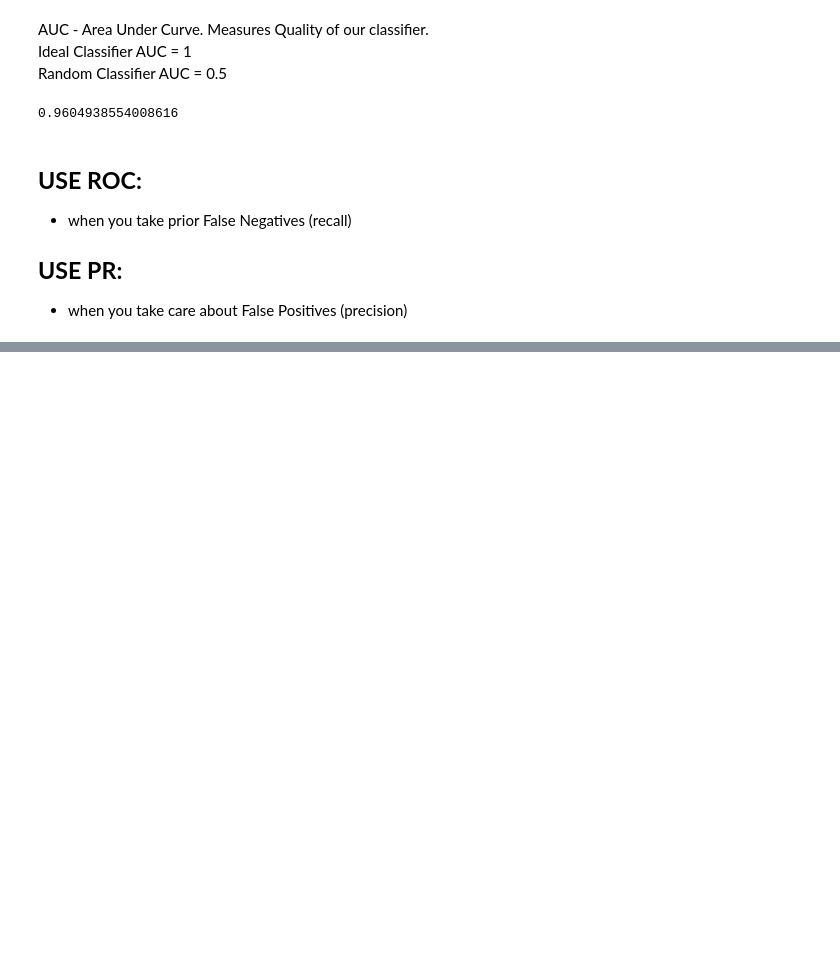
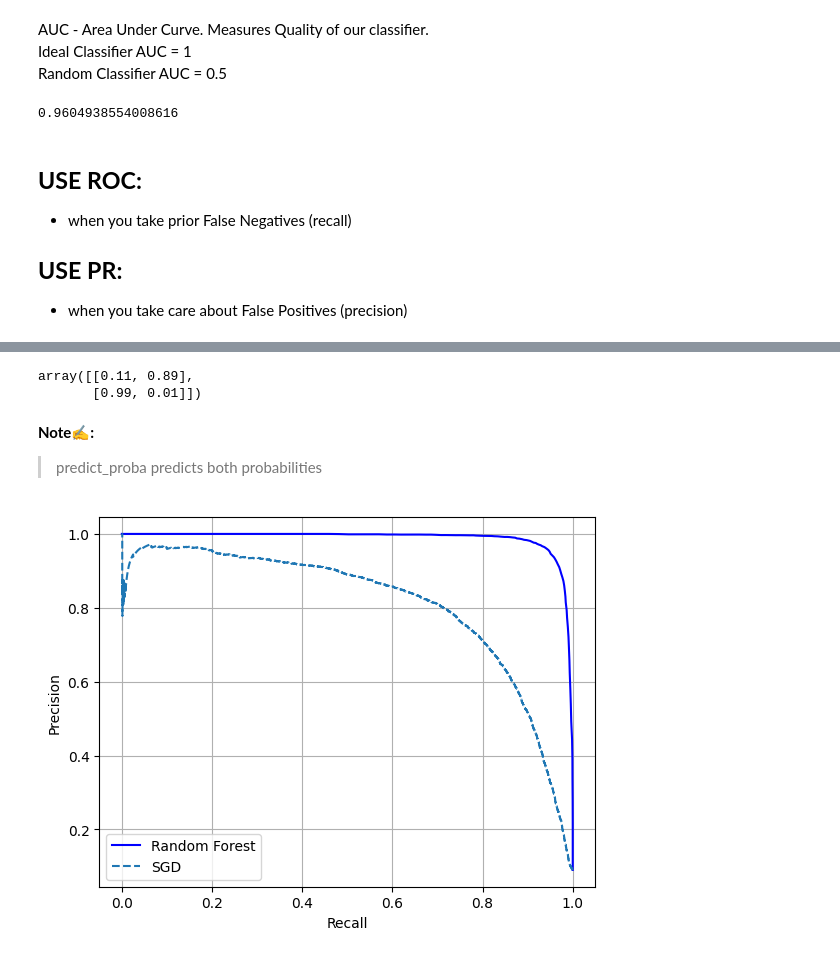
Before and after one commit to Venchislaw/LearningAI, a Jupyter notebook: HandsOnML/Classification.ipynb, the cells around one changed output, grey strips where cells are left out. Drawn from its saved outputs; the diff is of its cells as text; code cells hidden in the pictures; blank space fills up the shorter version.

```diff
--- a/HandsOnML/Classification.ipynb
+++ b/HandsOnML/Classification.ipynb
@@ -292,0 +297,29 @@ roc_auc_score(y_train_5, y_scores)
+# %%
+forest_clf = RandomForestClassifier(random_state=42)
+# %%
+forest_y_prob = cross_val_predict(forest_clf, X_train, y_train_5,
+                                  cv=3, method='predict_proba')
+# %%
+# model is 89% sure 1st digit is 5 and 2nd one is not
+forest_y_prob[:2]
+# %% [output]
+array([[0.11, 0.89],
+       [0.99, 0.01]])
+# %% [markdown]
+**Note✍:**<br>
+> predict_proba predicts both probabilities
+# %%
+y_scores_forest = forest_y_prob[:, 1]
+precisions_forest, recalls_forest, thresholds_forest = precision_recall_curve(
+    y_train_5, y_scores_forest
+)
+# %%
+plt.plot(recalls_forest, precisions_forest, 'b-', label='Random Forest')
+plt.plot(rec, prec, '--', label='SGD')
+plt.legend()
+plt.xlabel('Recall')
+plt.ylabel('Precision')
+plt.grid()
+plt.show();
+# %% [output]
+[figure, added]
```
Also changed, not shown: parts of 10 cells of this notebook.
